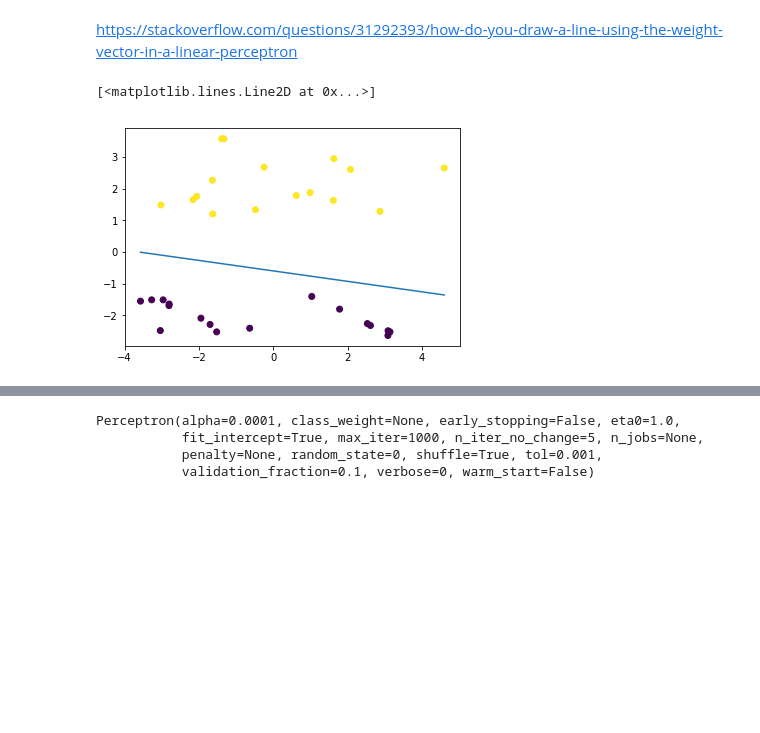
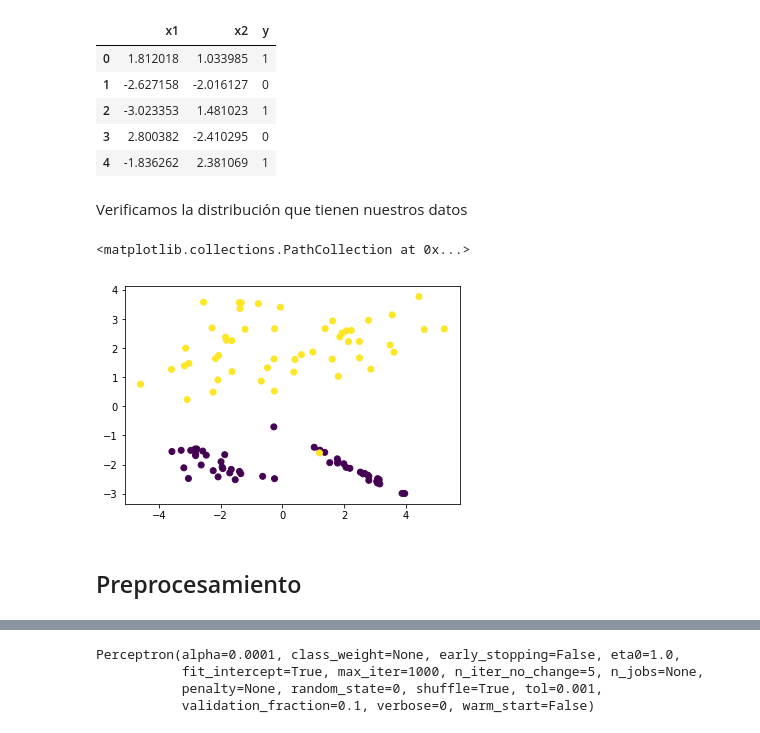
Before and after one commit to Barbie2401/mlb, a Jupyter notebook: 2-classification.ipynb, the cells around one changed output, grey strips where cells are left out. Cells and saved outputs as stored; diff of their text form; code cells hidden in the pictures; blank space fills up the shorter version.

```diff
--- a/2-classification.ipynb
+++ b/2-classification.ipynb
@@ -58,2 +14,0 @@ array([4.])
-# %% [markdown]
-https://stackoverflow.com/questions/31292393/how-do-you-draw-a-line-using-the-weight-vector-in-a-linear-perceptron
@@ -69,14 +14,0 @@ db_y = slope * db_x + intercept
-# %%
-plt.scatter(
-    simplest_features_test.x1,
-    simplest_features_test.x2,
-    c = simplest_label_test
-)
-
-plt.plot(
-    db_x,
-    db_y
-)
-# %% [output]
-[<matplotlib.lines.Line2D at 0x...>]
-[figure, removed]
@@ -84,0 +15,22 @@ checkerboard = pd.read_csv("data/checkerboard.csv")
+# %%
+simplest.head() # Importamos nuestros datos etiquetados (columna y)
+# %% [output]
+|  | x1 | x2 | y |
+| 0 | 1.812018 | 1.033985 | 1 |
+| 1 | -2.627158 | -2.016127 | 0 |
+| 2 | -3.023353 | 1.481023 | 1 |
+| 3 | 2.800382 | -2.410295 | 0 |
+| 4 | -1.836262 | 2.381069 | 1 |
+# %% [markdown]
+Verificamos la distribución que tienen nuestros datos
+# %%
+plt.scatter(
+    simplest.x1,
+    simplest.x2,
+    c = simplest.y # Pintamos nuestros puntos según la etiqueta que tengan
+)
+# %% [output]
+<matplotlib.collections.PathCollection at 0x...>
+[figure, added]
+# %% [markdown]
+## Preprocesamiento
```
Also changed, not shown: parts of 55 cells of this notebook, 1 other file.
